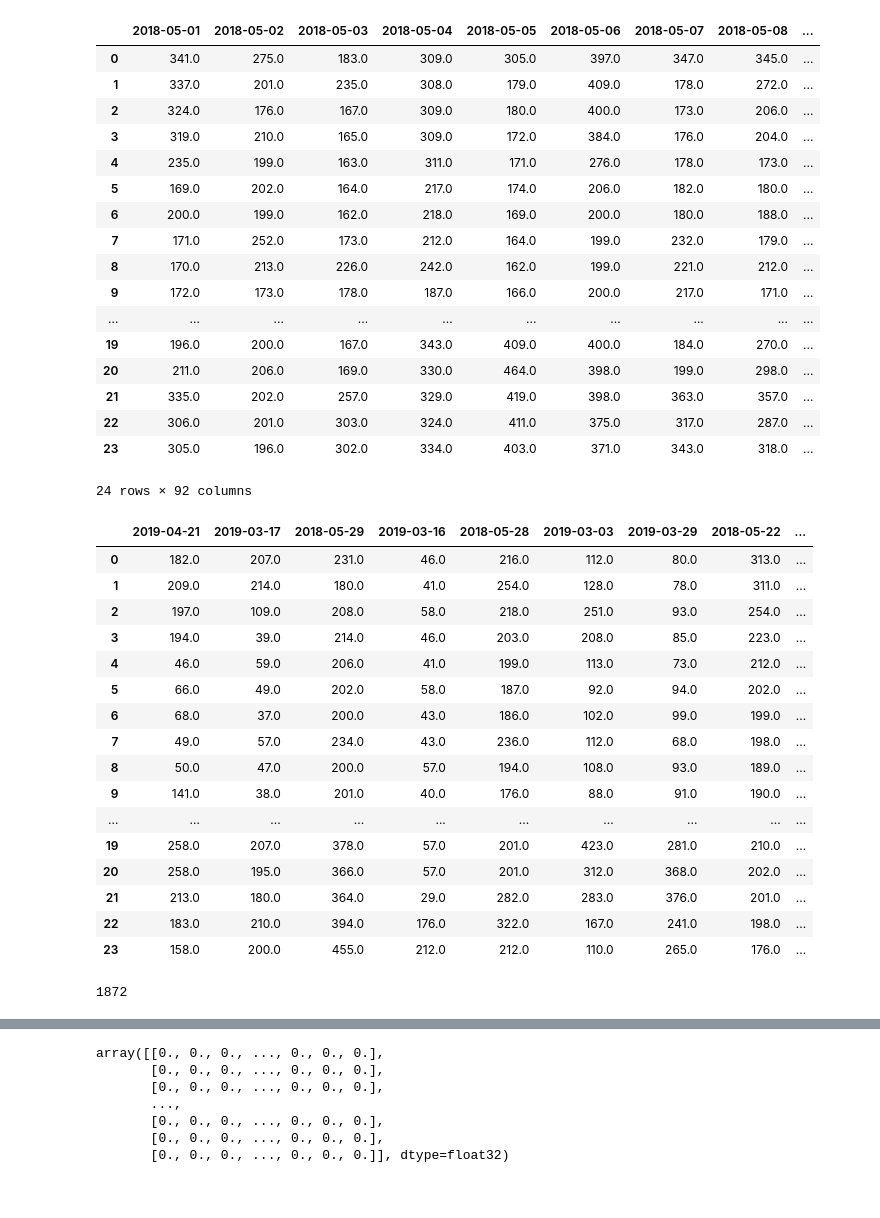
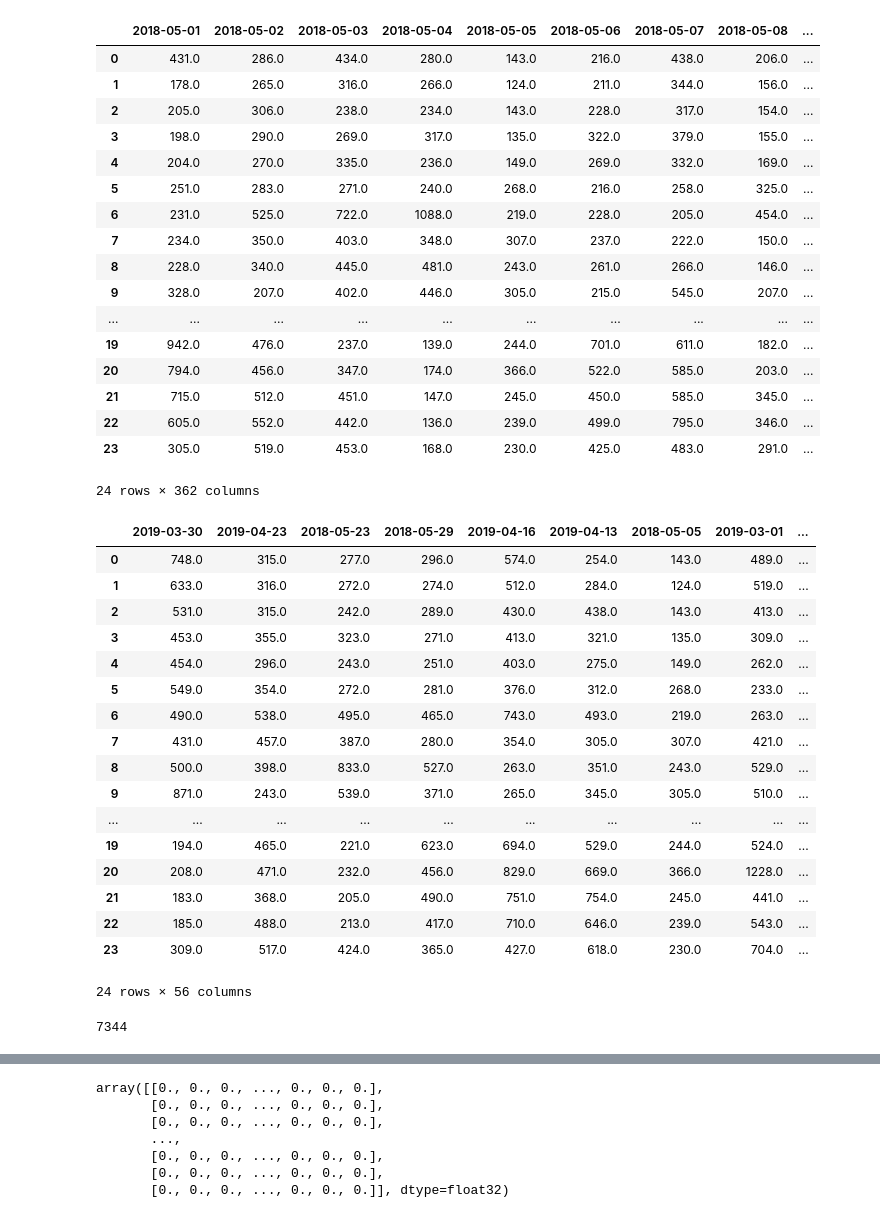
Before and after one commit to formegusto/houself-rnn, a Jupyter notebook: RNN Modeling.ipynb, the cells around one changed output, grey strips where cells are left out. Saved outputs shown, nothing was run; the diff lists cells and outputs as text; code cells hidden in the pictures.

```diff
--- a/RNN Modeling.ipynb
+++ b/RNN Modeling.ipynb
@@ -27,7 +27,7 @@ household_col = keti_db.household_info
 weather_col = keti_db.weather_info
 # %%
 # TimeSlot In
-hh_db_datas = household_col.find_one({"uid": "아파트1-104-1206"})
+hh_db_datas = household_col.find_one({"uid": "아파트1-101-1602"})
 hh_db_datas
 
 uid_in, timeslot = hh_db_datas['uid'], hh_db_datas['timeslot']
@@ -69,7 +69,8 @@ for date in hh_datas.index:
         merge_ts.append(
             round(hh_datas.loc[date][merge_size * idx:merge_size * (idx + 1)].sum(), 3) * 1000
         )
-    merge_datas[date] = merge_ts
+    if len(list(set(merge_ts))) >= 3:
+        merge_datas[date] = merge_ts
 
 def get_season_no(month):
     if month in [3,4,5]:
@@ -81,82 +82,83 @@ def get_season_no(month):
     elif month in [12,1,2]:
         return 4 # 겨울
 
-separate_datas_col = list(filter(lambda data: get_season_no(data.month) == 1, merge_datas.columns))
+# separate_datas_col = list(filter(lambda data: get_season_no(data.month) == 4, merge_datas.columns))
 # print(separate_datas_col)
-merge_datas = merge_datas[separate_datas_col]
+# merge_datas = merge_datas[separate_datas_col]
 merge_datas
 # %% [output]
 |  | 2018-05-01 | 2018-05-02 | 2018-05-03 | 2018-05-04 | 2018-05-05 | 2018-05-06 | 2018-05-07 | 2018-05-08 | ... |
-| 0 | 341.0 | 275.0 | 183.0 | 309.0 | 305.0 | 397.0 | 347.0 | 345.0 | ... |
-| 1 | 337.0 | 201.0 | 235.0 | 308.0 | 179.0 | 409.0 | 178.0 | 272.0 | ... |
-| 2 | 324.0 | 176.0 | 167.0 | 309.0 | 180.0 | 400.0 | 173.0 | 206.0 | ... |
-| 3 | 319.0 | 210.0 | 165.0 | 309.0 | 172.0 | 384.0 | 176.0 | 204.0 | ... |
-| 4 | 235.0 | 199.0 | 163.0 | 311.0 | 171.0 | 276.0 | 178.0 | 173.0 | ... |
-| 5 | 169.0 | 202.0 | 164.0 | 217.0 | 174.0 | 206.0 | 182.0 | 180.0 | ... |
-| 6 | 200.0 | 199.0 | 162.0 | 218.0 | 169.0 | 200.0 | 180.0 | 188.0 | ... |
-| 7 | 171.0 | 252.0 | 173.0 | 212.0 | 164.0 | 199.0 | 232.0 | 179.0 | ... |
-| 8 | 170.0 | 213.0 | 226.0 | 242.0 | 162.0 | 199.0 | 221.0 | 212.0 | ... |
-| 9 | 172.0 | 173.0 | 178.0 | 187.0 | 166.0 | 200.0 | 217.0 | 171.0 | ... |
+| 0 | 431.0 | 286.0 | 434.0 | 280.0 | 143.0 | 216.0 | 438.0 | 206.0 | ... |
+| 1 | 178.0 | 265.0 | 316.0 | 266.0 | 124.0 | 211.0 | 344.0 | 156.0 | ... |
+| 2 | 205.0 | 306.0 | 238.0 | 234.0 | 143.0 | 228.0 | 317.0 | 154.0 | ... |
+| 3 | 198.0 | 290.0 | 269.0 | 317.0 | 135.0 | 322.0 | 379.0 | 155.0 | ... |
+| 4 | 204.0 | 270.0 | 335.0 | 236.0 | 149.0 | 269.0 | 332.0 | 169.0 | ... |
+| 5 | 251.0 | 283.0 | 271.0 | 240.0 | 268.0 | 216.0 | 258.0 | 325.0 | ... |
+| 6 | 231.0 | 525.0 | 722.0 | 1088.0 | 219.0 | 228.0 | 205.0 | 454.0 | ... |
+| 7 | 234.0 | 350.0 | 403.0 | 348.0 | 307.0 | 237.0 | 222.0 | 150.0 | ... |
+| 8 | 228.0 | 340.0 | 445.0 | 481.0 | 243.0 | 261.0 | 266.0 | 146.0 | ... |
+| 9 | 328.0 | 207.0 | 402.0 | 446.0 | 305.0 | 215.0 | 545.0 | 207.0 | ... |
 | ... | ... | ... | ... | ... | ... | ... | ... | ... | ... |
-| 19 | 196.0 | 200.0 | 167.0 | 343.0 | 409.0 | 400.0 | 184.0 | 270.0 | ... |
-| 20 | 211.0 | 206.0 | 169.0 | 330.0 | 464.0 | 398.0 | 199.0 | 298.0 | ... |
-| 21 | 335.0 | 202.0 | 257.0 | 329.0 | 419.0 | 398.0 | 363.0 | 357.0 | ... |
-| 22 | 306.0 | 201.0 | 303.0 | 324.0 | 411.0 | 375.0 | 317.0 | 287.0 | ... |
-| 23 | 305.0 | 196.0 | 302.0 | 334.0 | 403.0 | 371.0 | 343.0 | 318.0 | ... |
+| 19 | 942.0 | 476.0 | 237.0 | 139.0 | 244.0 | 701.0 | 611.0 | 182.0 | ... |
+| 20 | 794.0 | 456.0 | 347.0 | 174.0 | 366.0 | 522.0 | 585.0 | 203.0 | ... |
+| 21 | 715.0 | 512.0 | 451.0 | 147.0 | 245.0 | 450.0 | 585.0 | 345.0 | ... |
+| 22 | 605.0 | 552.0 | 442.0 | 136.0 | 239.0 | 499.0 | 795.0 | 346.0 | ... |
+| 23 | 305.0 | 519.0 | 453.0 | 168.0 | 230.0 | 425.0 | 483.0 | 291.0 | ... |
-24 rows × 92 columns
+24 rows × 362 columns
 # %%
 # Set Test Datas
 # 계절별 10% 랜덤하게
 def get_season_no(month):
     if month in [3,4,5]:
         return 1 # 봄
     elif month in [6,7,8]:
         return 2 # 여름
     elif month in [9,10,11]:
         return 3 # 가을
     elif month in [12,1,2]:
         return 4 # 겨울
 
 test_merge_datas = pd.DataFrame();
 
-for i in range(1,2):
+for i in range(1,5):
     filter_list = list(filter(lambda date: get_season_no(date.month) == i, merge_datas.columns))
     test_list_idx = list()
     while True:
         filter_data = filter_list[ran.randrange(0,len(filter_list))]
         if filter_data not in test_list_idx:
             test_list_idx.append(filter_data)
 
         if len(test_list_idx) >= (len(filter_list) * 15 / 100):
             break;
     test_merge_datas = pd.concat([test_merge_datas, merge_datas[test_list_idx]], axis=1)
     merge_datas.drop(test_list_idx, axis=1, inplace=True)
 
 test_merge_datas
 # %% [output]
-|  | 2019-04-21 | 2019-03-17 | 2018-05-29 | 2019-03-16 | 2018-05-28 | 2019-03-03 | 2019-03-29 | 2018-05-22 | ... |
-| 0 | 182.0 | 207.0 | 231.0 | 46.0 | 216.0 | 112.0 | 80.0 | 313.0 | ... |
-| 1 | 209.0 | 214.0 | 180.0 | 41.0 | 254.0 | 128.0 | 78.0 | 311.0 | ... |
-| 2 | 197.0 | 109.0 | 208.0 | 58.0 | 218.0 | 251.0 | 93.0 | 254.0 | ... |
-| 3 | 194.0 | 39.0 | 214.0 | 46.0 | 203.0 | 208.0 | 85.0 | 223.0 | ... |
-| 4 | 46.0 | 59.0 | 206.0 | 41.0 | 199.0 | 113.0 | 73.0 | 212.0 | ... |
-| 5 | 66.0 | 49.0 | 202.0 | 58.0 | 187.0 | 92.0 | 94.0 | 202.0 | ... |
-| 6 | 68.0 | 37.0 | 200.0 | 43.0 | 186.0 | 102.0 | 99.0 | 199.0 | ... |
-| 7 | 49.0 | 57.0 | 234.0 | 43.0 | 236.0 | 112.0 | 68.0 | 198.0 | ... |
-| 8 | 50.0 | 47.0 | 200.0 | 57.0 | 194.0 | 108.0 | 93.0 | 189.0 | ... |
-| 9 | 141.0 | 38.0 | 201.0 | 40.0 | 176.0 | 88.0 | 91.0 | 190.0 | ... |
+|  | 2019-03-30 | 2019-04-23 | 2018-05-23 | 2018-05-29 | 2019-04-16 | 2019-04-13 | 2018-05-05 | 2019-03-01 | ... |
+| 0 | 748.0 | 315.0 | 277.0 | 296.0 | 574.0 | 254.0 | 143.0 | 489.0 | ... |
+| 1 | 633.0 | 316.0 | 272.0 | 274.0 | 512.0 | 284.0 | 124.0 | 519.0 | ... |
+| 2 | 531.0 | 315.0 | 242.0 | 289.0 | 430.0 | 438.0 | 143.0 | 413.0 | ... |
+| 3 | 453.0 | 355.0 | 323.0 | 271.0 | 413.0 | 321.0 | 135.0 | 309.0 | ... |
+| 4 | 454.0 | 296.0 | 243.0 | 251.0 | 403.0 | 275.0 | 149.0 | 262.0 | ... |
+| 5 | 549.0 | 354.0 | 272.0 | 281.0 | 376.0 | 312.0 | 268.0 | 233.0 | ... |
+| 6 | 490.0 | 538.0 | 495.0 | 465.0 | 743.0 | 493.0 | 219.0 | 263.0 | ... |
+| 7 | 431.0 | 457.0 | 387.0 | 280.0 | 354.0 | 305.0 | 307.0 | 421.0 | ... |
+| 8 | 500.0 | 398.0 | 833.0 | 527.0 | 263.0 | 351.0 | 243.0 | 529.0 | ... |
+| 9 | 871.0 | 243.0 | 539.0 | 371.0 | 265.0 | 345.0 | 305.0 | 510.0 | ... |
 | ... | ... | ... | ... | ... | ... | ... | ... | ... | ... |
-| 19 | 258.0 | 207.0 | 378.0 | 57.0 | 201.0 | 423.0 | 281.0 | 210.0 | ... |
-| 20 | 258.0 | 195.0 | 366.0 | 57.0 | 201.0 | 312.0 | 368.0 | 202.0 | ... |
-| 21 | 213.0 | 180.0 | 364.0 | 29.0 | 282.0 | 283.0 | 376.0 | 201.0 | ... |
-| 22 | 183.0 | 210.0 | 394.0 | 176.0 | 322.0 | 167.0 | 241.0 | 198.0 | ... |
-| 23 | 158.0 | 200.0 | 455.0 | 212.0 | 212.0 | 110.0 | 265.0 | 176.0 | ... |
+| 19 | 194.0 | 465.0 | 221.0 | 623.0 | 694.0 | 529.0 | 244.0 | 524.0 | ... |
+| 20 | 208.0 | 471.0 | 232.0 | 456.0 | 829.0 | 669.0 | 366.0 | 1228.0 | ... |
+| 21 | 183.0 | 368.0 | 205.0 | 490.0 | 751.0 | 754.0 | 245.0 | 441.0 | ... |
+| 22 | 185.0 | 488.0 | 213.0 | 417.0 | 710.0 | 646.0 | 239.0 | 543.0 | ... |
+| 23 | 309.0 | 517.0 | 424.0 | 365.0 | 427.0 | 618.0 | 230.0 | 704.0 | ... |
+24 rows × 56 columns
 # %%
 y = reduce(lambda acc, cur: cur + acc ,merge_datas.values.tolist(), [])
 value_size = len(y)
 print(value_size)
 # %% [output]
-1872
+7344
 # %%
 # Config Training Datas
 wt_db_datas = weather_col.find()
```
Also changed, not shown: parts of 19 cells of this notebook, 1 other file.
